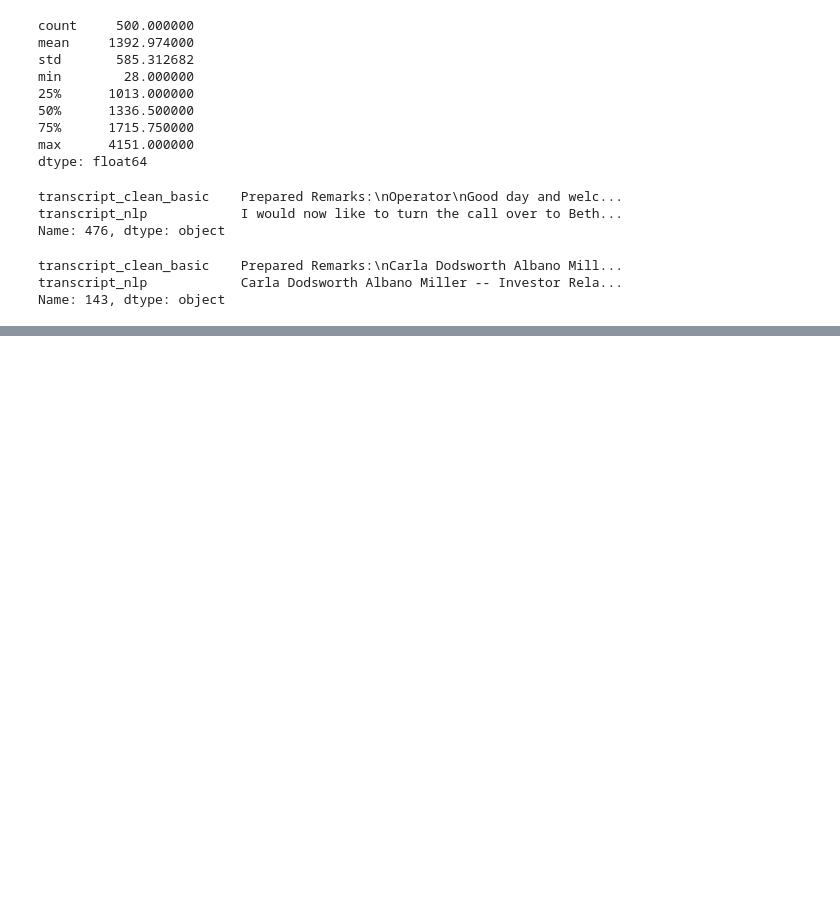
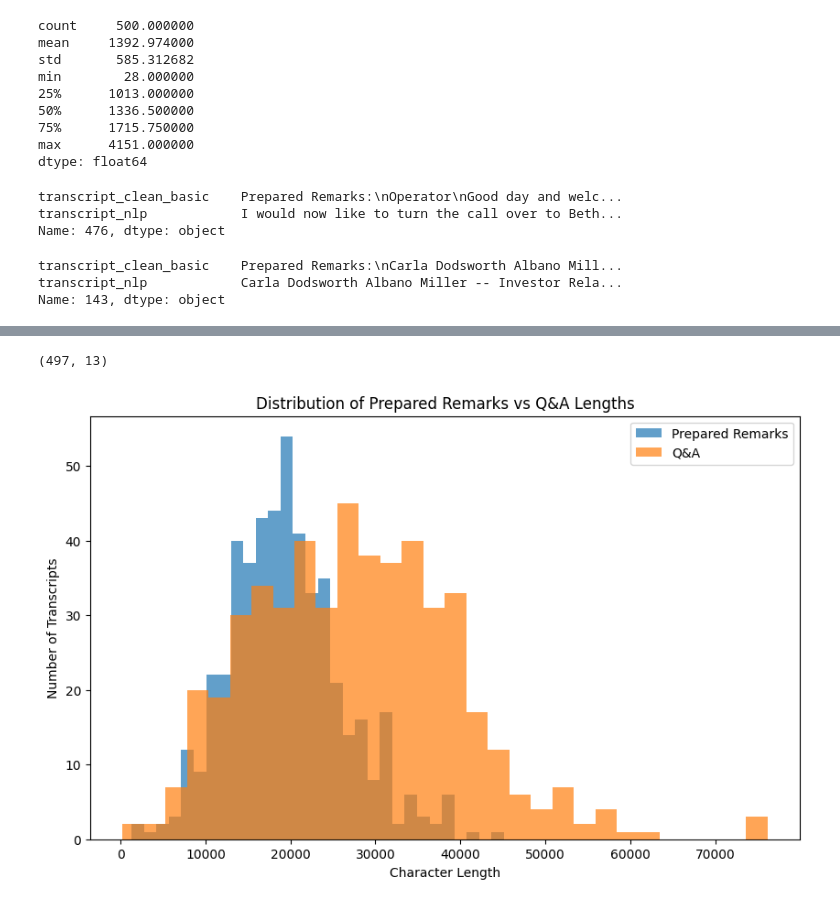
Before and after one commit to Seaner71/earnings-call-nlp, a Jupyter notebook: notebooks/01_data_loading_cleaning.ipynb, the cells around one changed output, grey strips where cells are left out. Saved outputs shown, nothing was run; the diff lists cells and outputs as text; code cells hidden in the pictures; blank space fills up the shorter version.

Commit message:
finish cleaning dataframe add split between QA and remarks

```diff
--- a/notebooks/01_data_loading_cleaning.ipynb
+++ b/notebooks/01_data_loading_cleaning.ipynb
@@ -383,0 +287,31 @@ df_sample.iloc[319]['prepared_remarks_nlp']
+# %%
+def split_qna_strict(text):
+    # Normalize invisible spaces
+    text = text.replace("\xa0", " ")
+
+    lines = text.split("\n")
+
+    # Regex for strict Q&A header, allowing "&" or "and"
+    pattern = re.compile(r"^Questions\s*(?:&|and)\s*Answers\s*:", re.I)
+
+    for i, line in enumerate(lines):
+        line_clean = line.strip()
+        if pattern.search(line_clean):
+            return {
+                "prepared_remarks": "\n".join(lines[:i]),
+                "qna": "\n".join(lines[i:])
+            }
+
+    # If no explicit Q&A header is found
+    return {
+        "prepared_remarks": text,
+        "qna": ""
+    }
+# %%
+sections = df_sample["transcript"].apply(split_qna_strict)
+
+df_sample["prepared_remarks"] = sections.apply(lambda x: x["prepared_remarks"])
+df_sample["qna"] = sections.apply(lambda x: x["qna"])
+
+df_sample["prepared_len"] = df_sample["prepared_remarks"].str.len()
+df_sample["qna_len"] = df_sample["qna"].str.len()
@@ -383,0 +381,18 @@ df_sample.iloc[319]['prepared_remarks_nlp']
+# %%
+# dropthe rows where can't find q and a section
+df_sample = df_sample[df_sample["qna_len"] != 0]
+print(df_sample.shape)
+# %% [output]
+(497, 13)
+# %%
+plt.figure(figsize=(10,6))
+plt.hist(df_sample['prepared_len'], bins=30, alpha=0.7, label='Prepared Remarks')
+plt.hist(df_sample['qna_len'], bins=30, alpha=0.7, label='Q&A')
+
+plt.xlabel("Character Length")
+plt.ylabel("Number of Transcripts")
+plt.title("Distribution of Prepared Remarks vs Q&A Lengths")
+plt.legend()
+plt.show()
+# %% [output]
+[figure, added]
```
Also changed, not shown: parts of 25 cells of this notebook.
